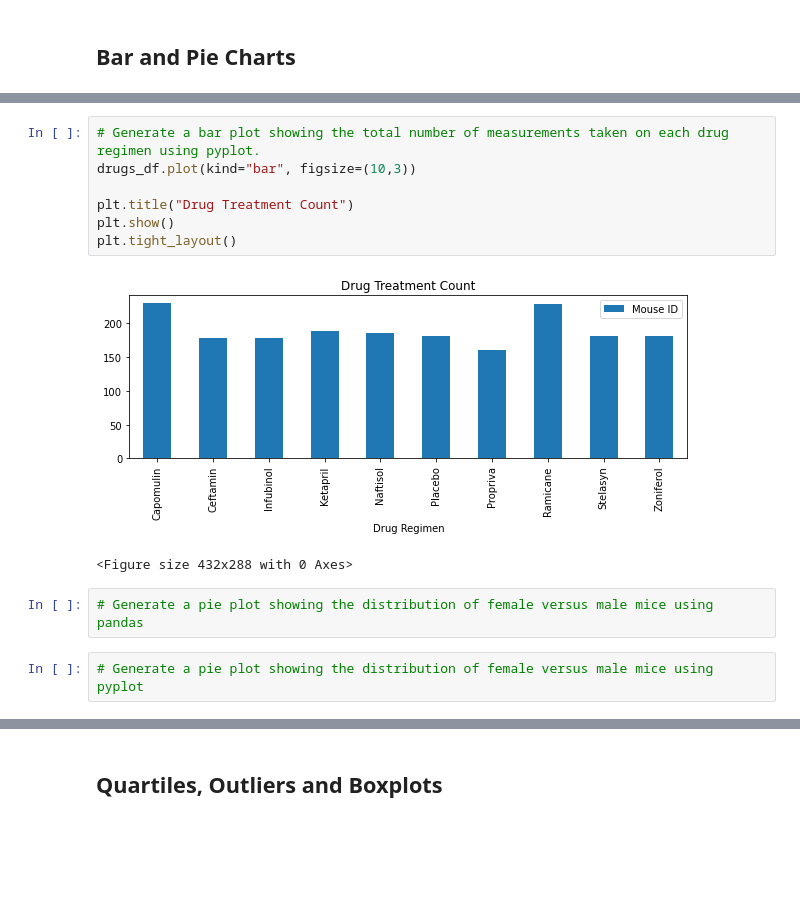
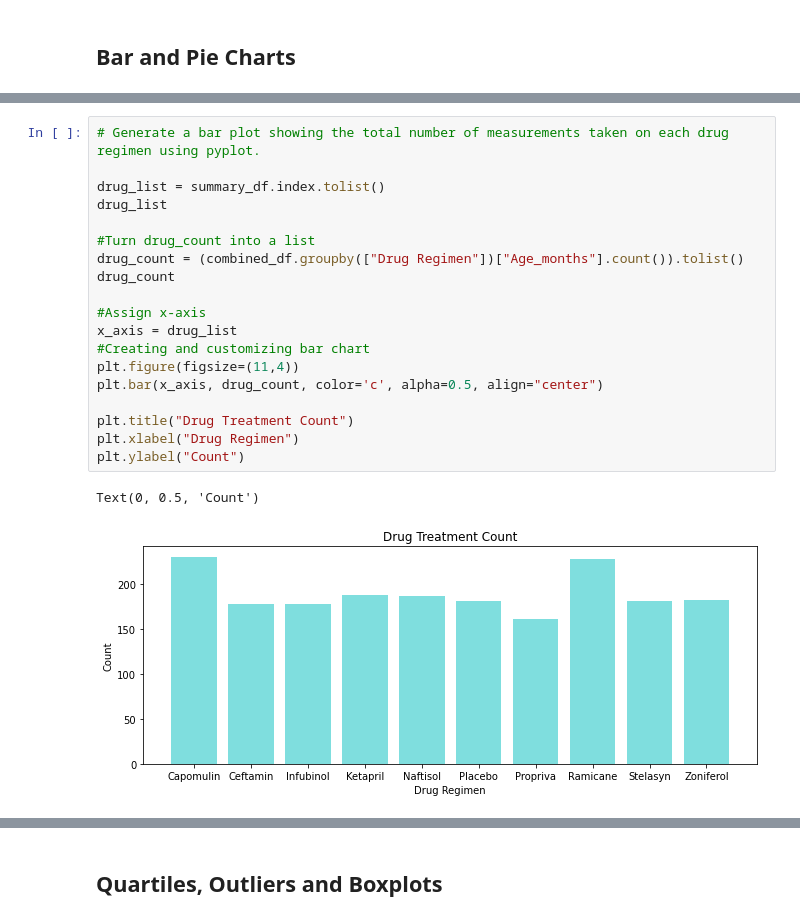
Before and after one commit to jagnoor/Matplotlib-The-Power-of-Plots, a Jupyter notebook: Matplotlib-Instructions/Pymaceuticals/pymaceuticals.ipynb, the cells around one changed output, grey strips where cells are left out. Drawn from its saved outputs; the diff is of its cells as text; blank space fills up the shorter version.

```diff
--- a/Matplotlib-Instructions/Pymaceuticals/pymaceuticals.ipynb
+++ b/Matplotlib-Instructions/Pymaceuticals/pymaceuticals.ipynb
@@ -167,14 +165,22 @@ drugs_df = drugs_df.set_index("Drug Regimen")
 # %%
 # Generate a bar plot showing the total number of measurements taken on each drug regimen using pyplot.
-drugs_df.plot(kind="bar", figsize=(10,3))
+
+drug_list = summary_df.index.tolist()
+drug_list
+
+#Turn drug_count into a list
+drug_count = (combined_df.groupby(["Drug Regimen"])["Age_months"].count()).tolist()
+drug_count
+
+#Assign x-axis
+x_axis = drug_list
+#Creating and customizing bar chart
+plt.figure(figsize=(11,4))
+plt.bar(x_axis, drug_count, color='c', alpha=0.5, align="center")
 
 plt.title("Drug Treatment Count")
-plt.show()
-plt.tight_layout()
+plt.xlabel("Drug Regimen")
+plt.ylabel("Count")
 # %% [output]
+Text(0, 0.5, 'Count')
-[figure, old version]
+[figure, new version]
-<Figure size 432x288 with 0 Axes>
-# %%
-# Generate a pie plot showing the distribution of female versus male mice using pandas
-# %%
-# Generate a pie plot showing the distribution of female versus male mice using pyplot
```
Also changed, not shown: parts of 23 cells of this notebook, 3 other files.
